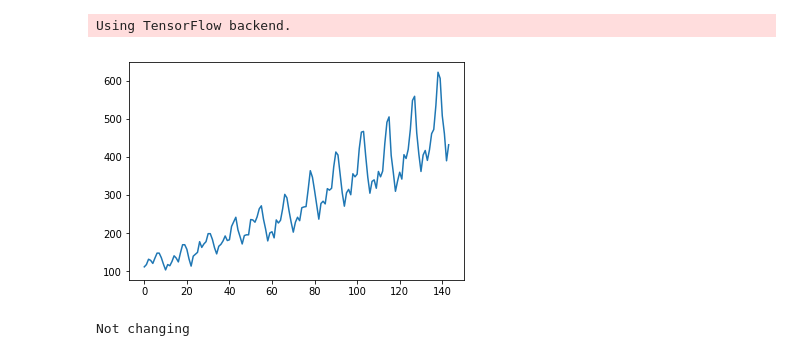
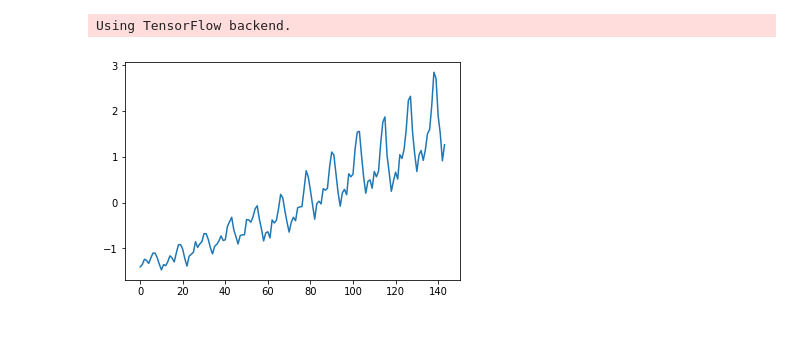
Before and after one commit to jordanott/FBRNN, a Jupyter notebook: Notebooks/FeedBackRNN.ipynb, the cells around one changed output. Cells and saved outputs as stored; diff of their text form; code cells hidden in the pictures.

```diff
--- a/Notebooks/FeedBackRNN.ipynb
+++ b/Notebooks/FeedBackRNN.ipynb
@@ -28,10 +28,11 @@ DATA_DIR = '../Data/'
 Using TensorFlow backend.
 # %%
 dataset = pd.read_csv(DATA_DIR+'international-airline-passengers.csv', usecols=[1], engine='python', skipfooter=3)
+dataset = (dataset - dataset.mean()) / dataset.std() # RNN's are sensitive to non-standardized data
 plt.plot(dataset)
 plt.show()
 # %% [output]
-[figure, old version]
+[figure, new version]
 # %%
 batch_size = 1
 
@@ -40,33 +43,0 @@ sample_batch = sample_batch.view(144,1,1).type(torch.float32)
-# %%
-x = sample_batch[:-1]
-y = sample_batch[1:]
-
-#model = FBRNN(hidden_size=16, num_layers=3, batch_size=1, feature_size=1, attention_hidden_size=10)
-# testing basic RNN
-model = RNN(hidden_size=16,num_layers=3,feature_size=1,batch_size=1)
-
-opt = optim.SGD(model.parameters(), lr = 0.01, momentum=0.9)
-
-model.train()
-for epoch in range(100):
-    #for batch in train_generator:
-    opt.zero_grad()
-    outputs = model(sample_batch)
-    outputs = torch.tensor(outputs[:-1]).view(143,1,1)
-    loss = Variable(F.mse_loss(outputs, y),requires_grad=True)
-    #loss.backward()
-
-    a = list(model.parameters())[0]
-
-    loss.backward()
-    opt.step()
-
-    b = list(model.parameters())[0]
-
-    # check if weights changed after update
-    if torch.equal(a.data, b.data):
-        print('Not changing')
-        break
-    #model.reset_hidden_states()
-# %% [output]
-Not changing
```
Also changed, not shown: parts of 6 cells of this notebook.
